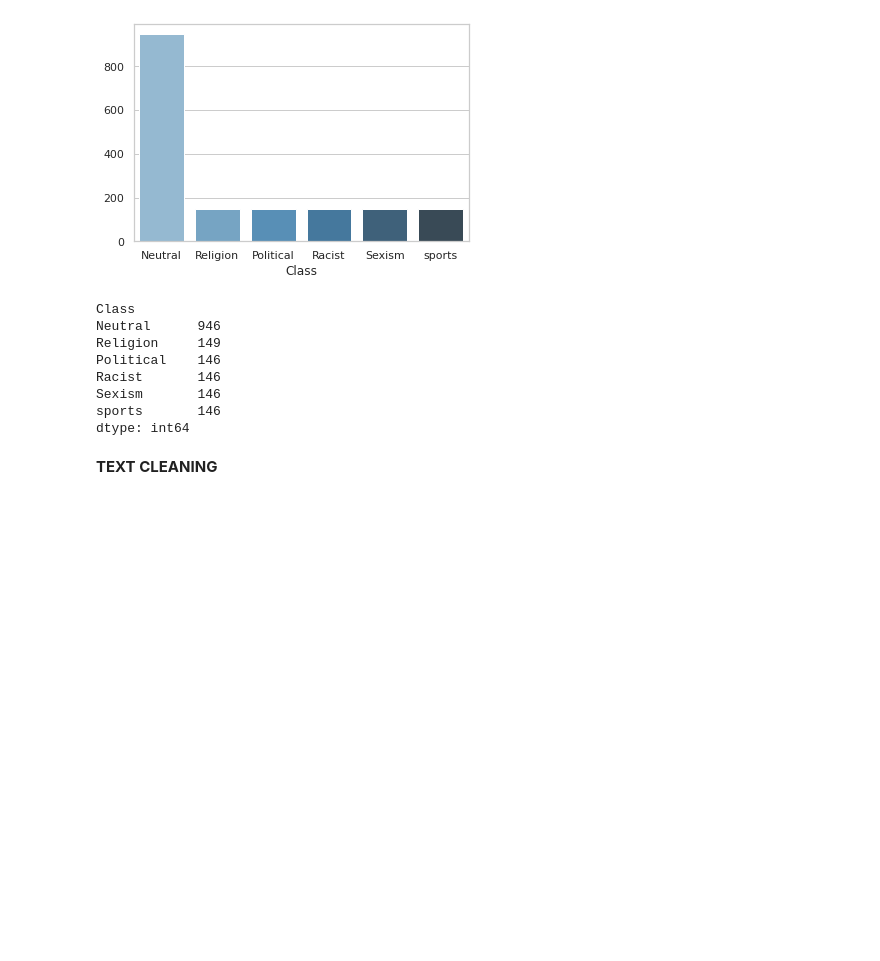
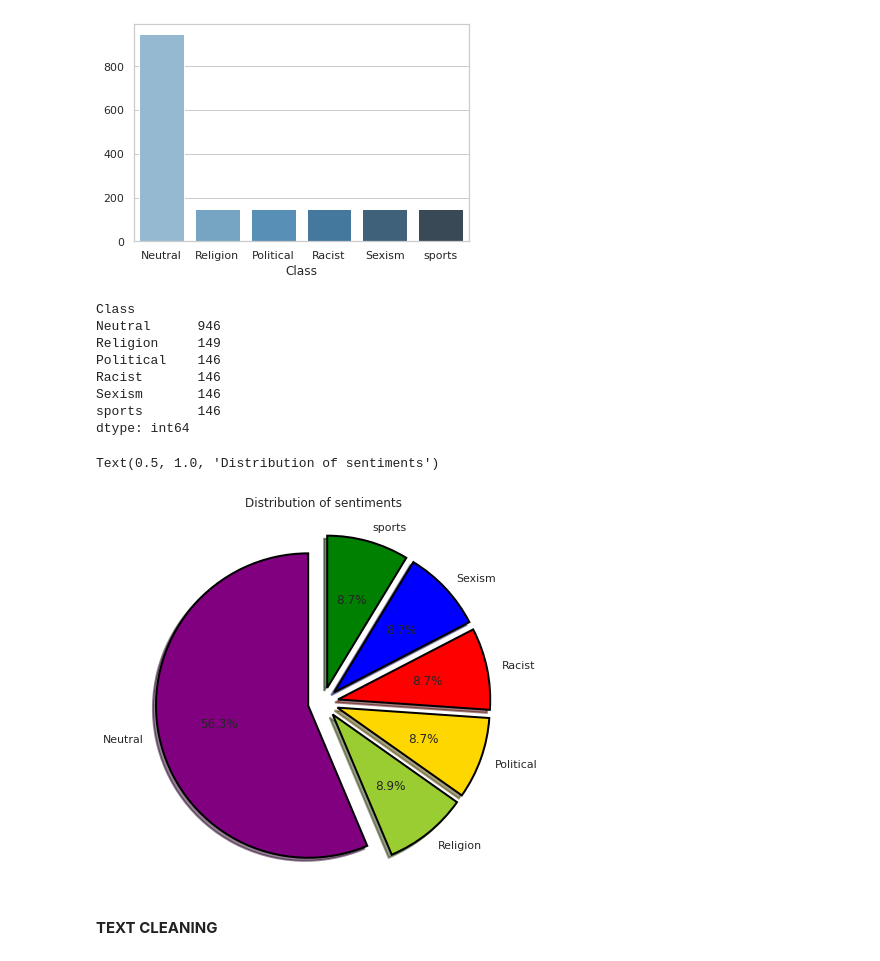
Before and after one commit to AshvinVignesh/Sentiment-Analysis, a Jupyter notebook: SA_SINHALA_3.ipynb, the cells around one changed output. Cells and saved outputs as stored; diff of their text form; code cells hidden in the pictures; blank space fills up the shorter version.

```diff
--- a/SA_SINHALA_3.ipynb
+++ b/SA_SINHALA_3.ipynb
@@ -175,6 +180,18 @@ Racist       146
 Sexism       146
 sports       146
 dtype: int64
+# %%
+fig = plt.figure(figsize=(7,7))
+colors = ("purple","yellowgreen", "gold", "red","blue","green")
+wp = {'linewidth':2, 'edgecolor':"black"}
+tags = tweet['Class'].value_counts()
+explode = (0.1,0.1,0.1,0.1,0.1,0.1)
+tags.plot(kind='pie', autopct='%1.1f%%', shadow=True, colors = colors,
+         startangle=90, wedgeprops = wp, explode = explode, label='')
+plt.title('Distribution of sentiments')
+# %% [output]
+Text(0.5, 1.0, 'Distribution of sentiments')
+[figure, added]
 # %% [markdown]
 **TEXT CLEANING**
 # %%
```
Also changed, not shown: parts of 36 cells of this notebook.
